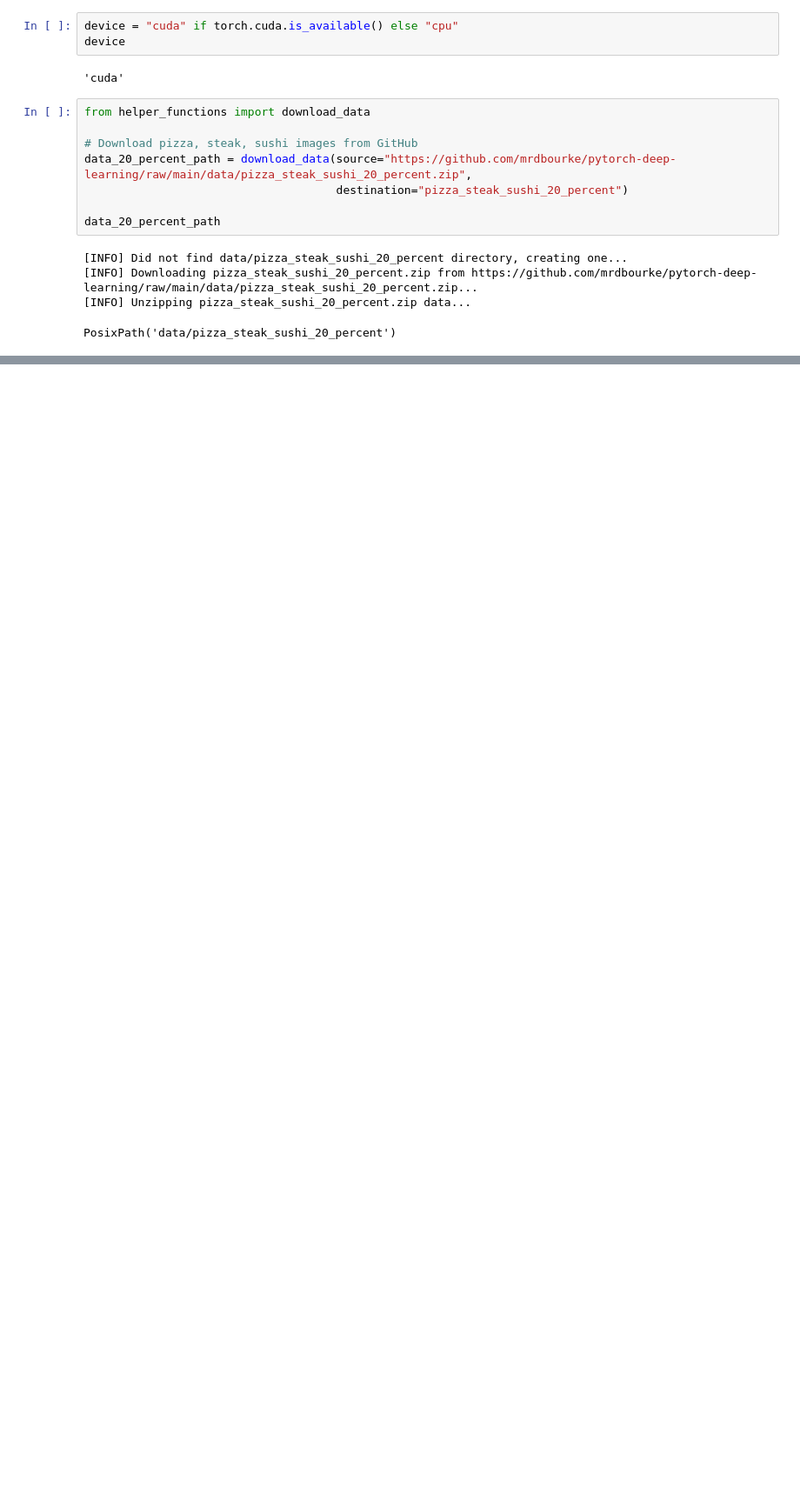
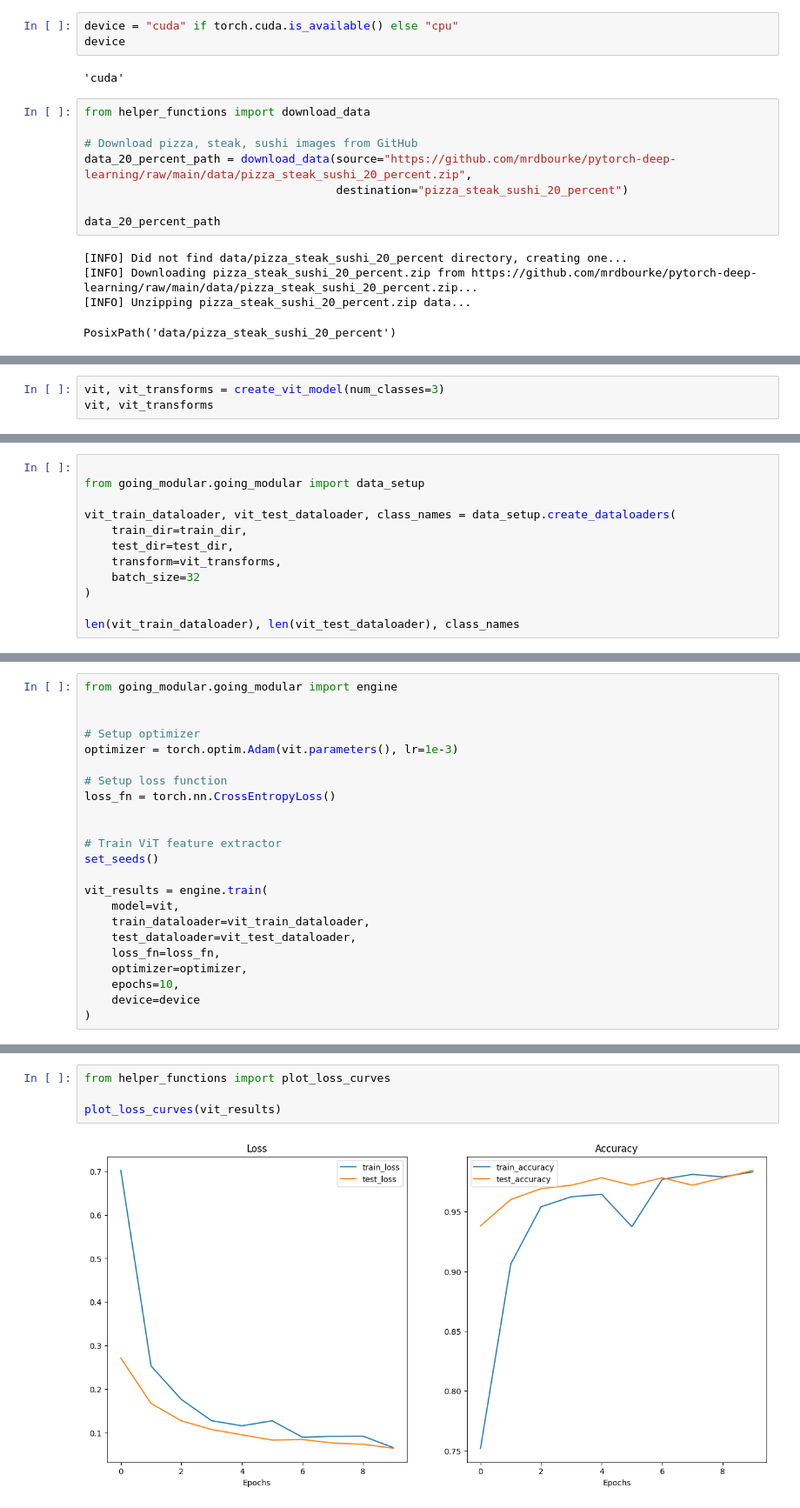
Before and after one commit to gauthiermartin/deeplearning-with-pytorch-course, a Jupyter notebook: 09_pytorch_model_deployment.ipynb, the cells around one changed output, grey strips where cells are left out. Shown at 87% size. Saved outputs shown, nothing was run; the diff lists cells and outputs as text; blank space fills up the shorter version.

```diff
--- a/09_pytorch_model_deployment.ipynb
+++ b/09_pytorch_model_deployment.ipynb
@@ -77,0 +390,3 @@ PosixPath('data/pizza_steak_sushi_20_percent')
+# %%
+vit, vit_transforms = create_vit_model(num_classes=3)
+vit, vit_transforms
@@ -77,0 +437,12 @@ PosixPath('data/pizza_steak_sushi_20_percent')
+# %%
+
+from going_modular.going_modular import data_setup
+
+vit_train_dataloader, vit_test_dataloader, class_names = data_setup.create_dataloaders(
+    train_dir=train_dir,
+    test_dir=test_dir,
+    transform=vit_transforms,
+    batch_size=32
+)
+
+len(vit_train_dataloader), len(vit_test_dataloader), class_names
@@ -77,0 +453,23 @@ PosixPath('data/pizza_steak_sushi_20_percent')
+# %%
+from going_modular.going_modular import engine
+
+
+# Setup optimizer
+optimizer = torch.optim.Adam(vit.parameters(), lr=1e-3)
+
+# Setup loss function
+loss_fn = torch.nn.CrossEntropyLoss()
+
+
+# Train ViT feature extractor
+set_seeds()
+
+vit_results = engine.train(
+    model=vit,
+    train_dataloader=vit_train_dataloader,
+    test_dataloader=vit_test_dataloader,
+    loss_fn=loss_fn,
+    optimizer=optimizer,
+    epochs=10,
+    device=device
+)
@@ -77,0 +489,6 @@ PosixPath('data/pizza_steak_sushi_20_percent')
+# %%
+from helper_functions import plot_loss_curves
+
+plot_loss_curves(vit_results)
+# %% [output]
+[figure, added]
```
Also changed, not shown: parts of 38 cells of this notebook.
